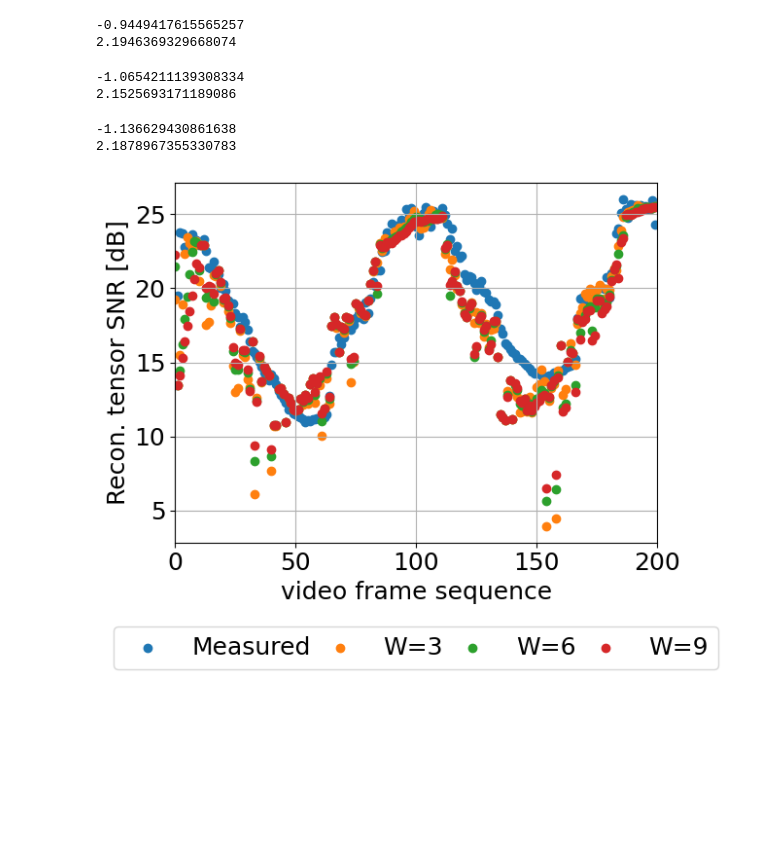
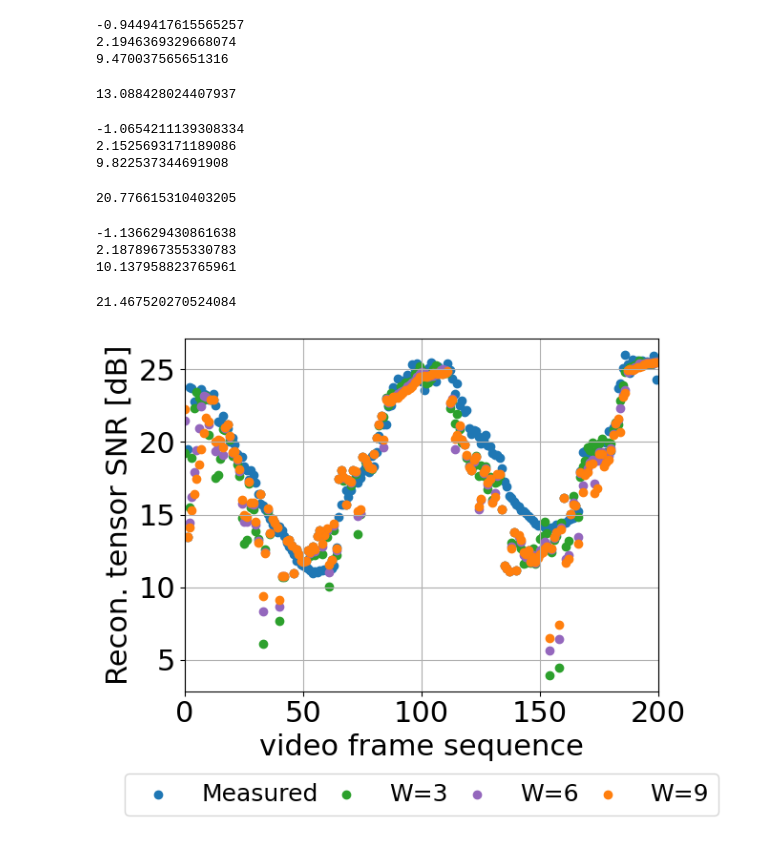
Before and after one commit to Rexyyj/split_DNN_framework, a Jupyter notebook: dynamic_framework/linearality_analysis/analysis_jpeg_dynamic2_snr_history.ipynb, the cells around one changed output. Drawn from its saved outputs; the diff is of its cells as text; code cells hidden in the pictures; blank space fills up the shorter version.

Commit message:
add cmp snr plot

```diff
--- a/dynamic_framework/linearality_analysis/analysis_jpeg_dynamic2_snr_history.ipynb
+++ b/dynamic_framework/linearality_analysis/analysis_jpeg_dynamic2_snr_history.ipynb
@@ -5,7 +5,7 @@ import numpy as np
 import matplotlib.pyplot as plt
 # %%
 plt.rcParams.update({"text.usetex": False,
-                     "font.size": 18,
+                     "font.size": 22,
                      "pdf.fonttype": 42,
                      "ps.fonttype": 42})
 # %%
@@ -55,6 +55,7 @@ snr_m = df["reconstruct_snr"].to_numpy()
 
 est_err3 = []
 est_3 = []
+est_err3_per=[]
 
 for i in range(len(thresh)):
     sample_points = list(snr_samples.keys())
@@ -63,6 +64,7 @@ for i in range(len(thresh)):
     snr_est = griddata(sample_points, sample_snrs, (thresh[i],quality[i]), method='linear')
     est_3.append(snr_est)
     est_err3.append(snr_est-snr_m[i])
+    est_err3_per.append(abs((snr_est-snr_m[i])/snr_m[i]*100))
 
     try:
         values = snr_samples[(thresh[i],quality[i])]
@@ -75,9 +77,15 @@ for i in range(len(thresh)):
 
 print(np.array(est_err3).mean())
 print(np.array(est_err3).std())
+print(np.array(est_err3_per).mean())
 # %% [output]
 -0.9449417615565257
 2.1946369329668074
+9.470037565651316
+# %%
+np.percentile(np.array(est_err3_per[100:]), 80)
+# %% [output]
+13.088428024407937
 # %%
 jpeg_cha = pd.read_csv("/home/rex/gitRepo/split_DNN_framework/stable_tests/measurements/jpeg_snr_cha/characteristic.csv")
 jpeg_cha = jpeg_cha[jpeg_cha["sparsity"]>0]
@@ -109,6 +117,7 @@ snr_m = df["reconstruct_snr"].to_numpy()
 
 est_err6 = []
 est_6 = []
+est_err6_per=[]
 
 for i in range(len(thresh)):
     sample_points = list(snr_samples.keys())
@@ -117,6 +126,7 @@ for i in range(len(thresh)):
     snr_est = griddata(sample_points, sample_snrs, (thresh[i],quality[i]), method='linear')
     est_6.append(snr_est)
     est_err6.append(snr_est-snr_m[i])
+    est_err6_per.append(abs((snr_est-snr_m[i])/snr_m[i]*100))
 
     try:
         values = snr_samples[(thresh[i],quality[i])]
@@ -128,9 +138,15 @@ for i in range(len(thresh)):
 
 print(np.array(est_err6).mean())
 print(np.array(est_err6).std())
+print(np.array(est_err6_per).mean())
 # %% [output]
 -1.0654211139308334
 2.1525693171189086
+9.822537344691908
+# %%
+np.percentile(np.array(est_err6_per),90)
+# %% [output]
+20.776615310403205
 # %%
 jpeg_cha = pd.read_csv("/home/rex/gitRepo/split_DNN_framework/stable_tests/measurements/jpeg_snr_cha/characteristic.csv")
 jpeg_cha = jpeg_cha[jpeg_cha["sparsity"]>0]
@@ -162,6 +178,7 @@ snr_m = df["reconstruct_snr"].to_numpy()
 
 est_err9 = []
 est_9 = []
+est_err9_per=[]
 
 for i in range(len(thresh)):
     sample_points = list(snr_samples.keys())
@@ -170,6 +187,7 @@ for i in range(len(thresh)):
     snr_est = griddata(sample_points, sample_snrs, (thresh[i],quality[i]), method='linear')
     est_9.append(snr_est)
     est_err9.append(snr_est-snr_m[i])
+    est_err9_per.append(abs((snr_est-snr_m[i])/snr_m[i]*100))
 
     try:
         values = snr_samples[(thresh[i],quality[i])]
@@ -181,21 +199,27 @@ for i in range(len(thresh)):
 
 print(np.array(est_err9).mean())
 print(np.array(est_err9).std())
+print(np.array(est_err9_per).mean())
 # %% [output]
 -1.136629430861638
 2.1878967355330783
+10.137958823765961
+# %%
+np.percentile(np.array(est_err9_per), 90)
+# %% [output]
+21.467520270524084
 # %%
 fig, ax1 = plt.subplots()
-ax1.scatter(np.arange(200),snr_m,label ="Measured")
-ax1.scatter(np.arange(200),est_3, label="W=3")
-ax1.scatter(np.arange(200),est_6, label="W=6")
-ax1.scatter(np.arange(200),est_9, label="W=9")
+ax1.scatter(np.arange(200),snr_m,label ="Measured",color="tab:blue")
+ax1.scatter(np.arange(200),est_3, label="W=3",color="tab:green")
+ax1.scatter(np.arange(200),est_6, label="W=6",color="tab:purple")
+ax1.scatter(np.arange(200),est_9, label="W=9",color="tab:orange")
 
 ax1.legend(ncol=4,fontsize=18,loc="upper center",bbox_to_anchor=(0.5, -0.2), columnspacing=0.2)
 ax1.grid()
 ax1.set_ylabel("Recon. tensor SNR [dB]")
 ax1.set_xlabel("video frame sequence")
 ax1.set_xlim([0,200])
 plt.savefig("./figures/snr_est.pdf",format="pdf", bbox_inches="tight")
 # %% [output]
-[figure, old version]
+[figure, new version]
```
Also changed, not shown: 3 other files.
